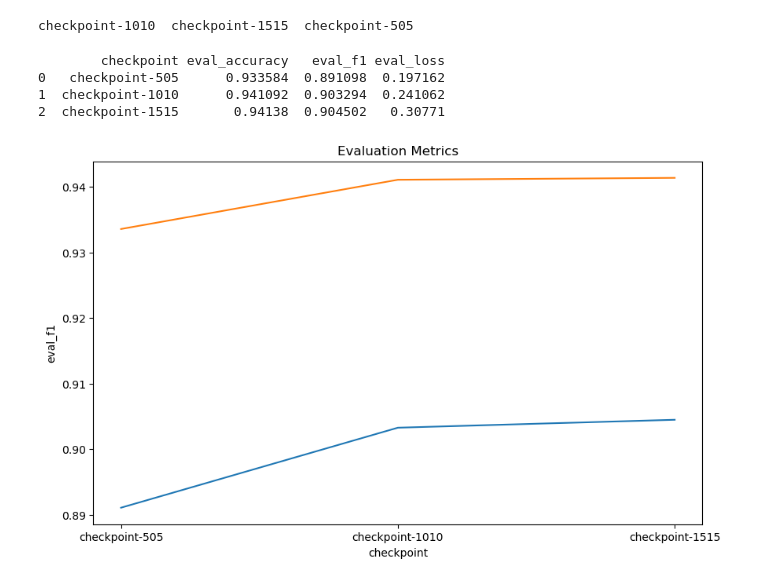
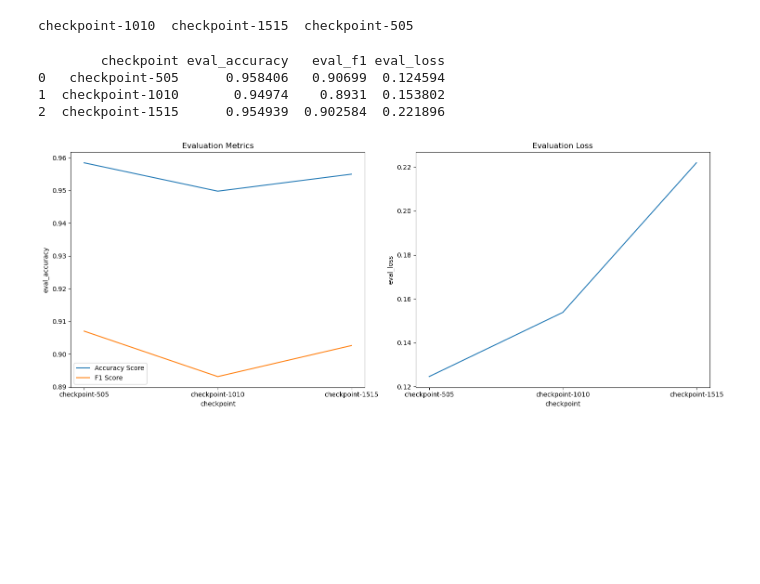
Before and after one commit to brunoconterato/udemy-lazyp-transformers-nlp, a Jupyter notebook: Fine-Tuning (Intermediate)/Fine-Tunning Sentiment Custom Dataset + Labels.ipynb, the cells around one changed output. Drawn from its saved outputs; the diff is of its cells as text; code cells hidden in the pictures; blank space fills up the shorter version.

```diff
--- a/Fine-Tuning (Intermediate)/Fine-Tunning Sentiment Custom Dataset + Labels.ipynb
+++ b/Fine-Tuning (Intermediate)/Fine-Tunning Sentiment Custom Dataset + Labels.ipynb
@@ -94,5 +110,6 @@ DatasetDict({
 # %%
-split = raw_dataset['train'].train_test_split(test_size=.3, seed=42)
+# split = raw_dataset['train'].train_test_split(test_size=.3, seed=42)
+split = splitTrainTestValidation(raw_dataset['train'], valid_size=.15, test_size=.15)
 # %%
 split
 # %% [output]
@@ -253,7 +279,7 @@ trainer = Trainer(
     model,
     training_args,
     train_dataset=tokenized_datasets["train"],
-    eval_dataset=tokenized_datasets["test"],
+    eval_dataset=tokenized_datasets["validation"],
     tokenizer=tokenizer,
     compute_metrics=compute_metrics,
 )
@@ -470,7 +513,8 @@ DatasetDict({
     })
 })
 # %%
-split_binary = raw_dataset_binary['train'].train_test_split(test_size=.3, seed=42)
+# split_binary = raw_dataset_binary['train'].train_test_split(test_size=.3, seed=42)
+split_binary = splitTrainTestValidation(raw_dataset_binary['train'], valid_size=.15, test_size=.15)
 split_binary
 # %% [output]
 DatasetDict({
@@ -555,7 +608,7 @@ trainer_binary = Trainer(
     model,
     training_args_binary,
     train_dataset=tokenized_datasets_binary['train'],
-    eval_dataset=tokenized_datasets_binary['test'],
+    eval_dataset=tokenized_datasets_binary['validation'],
     compute_metrics=compute_metrics,
     tokenizer=tokenizer,
 )
@@ -575,11 +638,16 @@ TrainOutput(global_step=1515, training_loss=0.11983557870679169, metrics={'train
 # %% [output]
 checkpoint-1010  checkpoint-1515  checkpoint-505
 # %%
-evalCheckpoints("training_dir_binary", ['checkpoint-505', 'checkpoint-1010', 'checkpoint-1515'], config_binary, tokenized_datasets_binary)
+evalCheckpoints(
+    "training_dir_binary",
+    ['checkpoint-505', 'checkpoint-1010', 'checkpoint-1515'],
+    trainer=trainer_binary,
+    tokenized_datasets=tokenized_datasets_binary,
+)
 # %% [output]
         checkpoint eval_accuracy   eval_f1 eval_loss
-0   checkpoint-505      0.933584  0.891098  0.197162
-1  checkpoint-1010      0.941092  0.903294  0.241062
-2  checkpoint-1515       0.94138  0.904502   0.30771
+0   checkpoint-505      0.958406   0.90699  0.124594
+1  checkpoint-1010       0.94974    0.8931  0.153802
+2  checkpoint-1515      0.954939  0.902584  0.221896
-[figure, old version]
+[figure, new version]
 # %%
```
Also changed, not shown: parts of 33 cells of this notebook.
